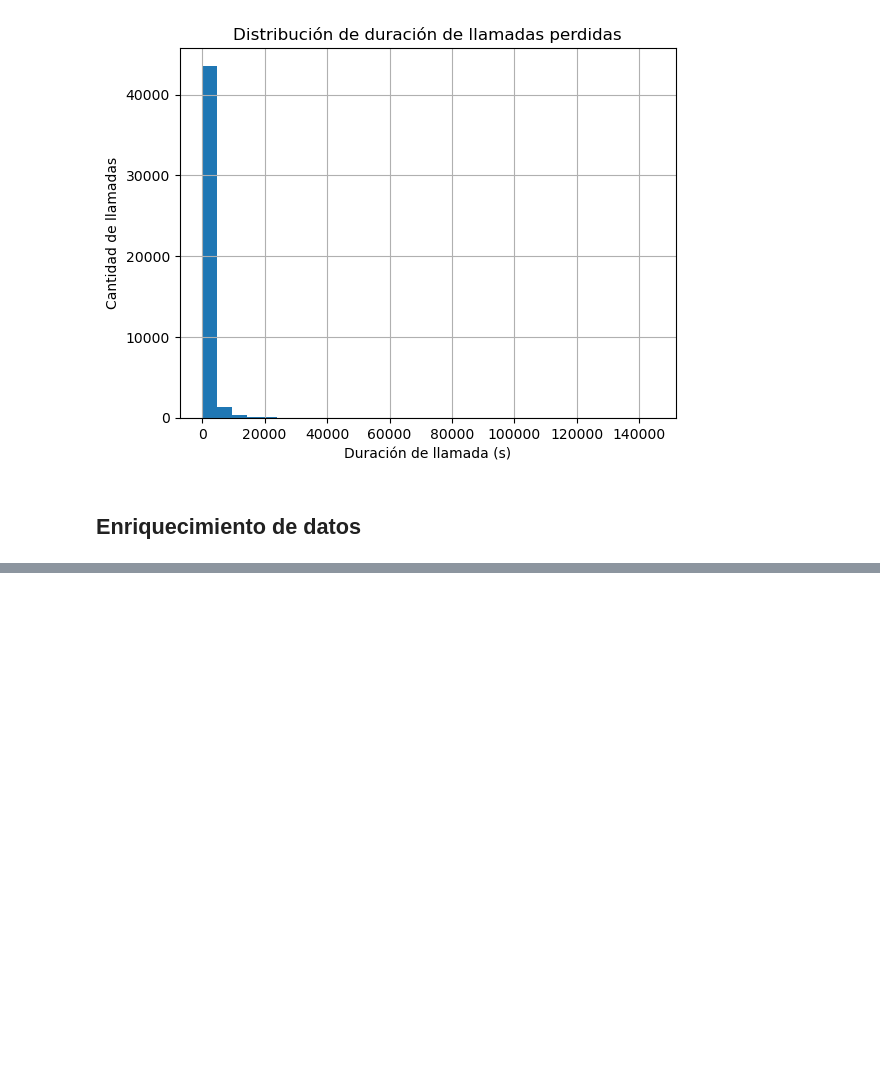
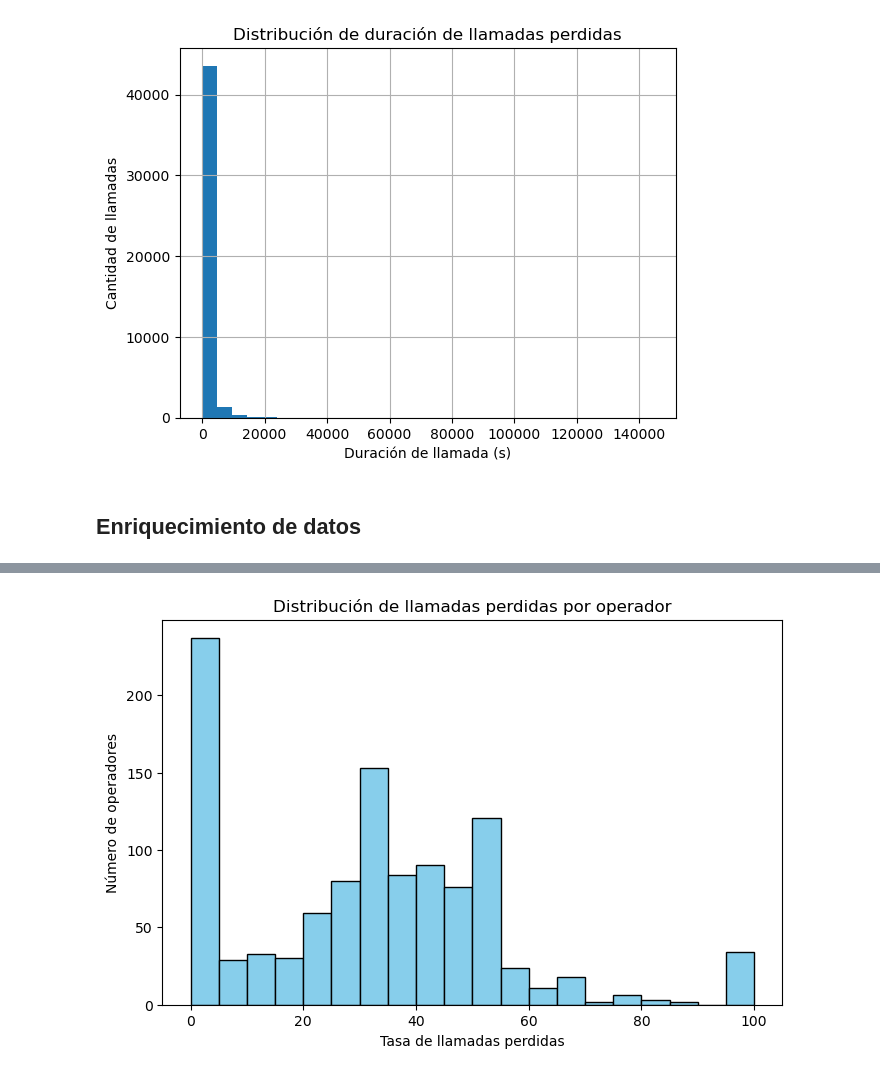
Before and after one commit to latostadorano/inefficient-operators-analysis, a Jupyter notebook: s14_telecom.ipynb, the cells around one changed output, grey strips where cells are left out. Cells and saved outputs as stored; diff of their text form; code cells hidden in the pictures; blank space fills up the shorter version.

```diff
--- a/s14_telecom.ipynb
+++ b/s14_telecom.ipynb
@@ -439,0 +475,11 @@ data.head()
+# %%
+# Calcular el número de días activos por operador
+dias_por_operador = data.groupby('operator_id')['date'].nunique().reset_index(name='active_days')
+
+# Unir esa info a operator_stats
+operator_stats = operator_stats.merge(dias_por_operador, on='operator_id', how='left')
+
+# Calcular el promedio de llamadas salientes por día activo
+operator_stats['avg_outgoing_per_day'] = (
+    operator_stats['outgoing_calls'] / operator_stats['active_days']
+).round(2)
@@ -439,0 +526,11 @@ data.head()
+# %%
+# Histograma missed_call_rate
+
+plt.figure(figsize=(8,5))
+plt.hist(operator_stats['missed_call_rate'], bins=20, color='skyblue', edgecolor='black')
+plt.title('Distribución de llamadas perdidas por operador')
+plt.xlabel('Tasa de llamadas perdidas')
+plt.ylabel('Número de operadores')
+plt.show()
+# %% [output]
+[figure, added]
```
Also changed, not shown: parts of 30 cells of this notebook.
